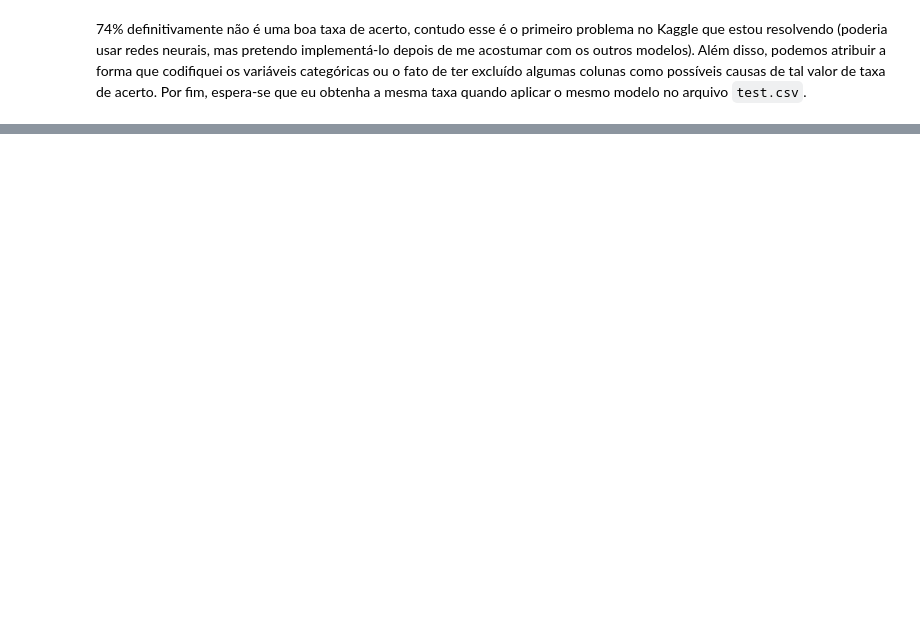
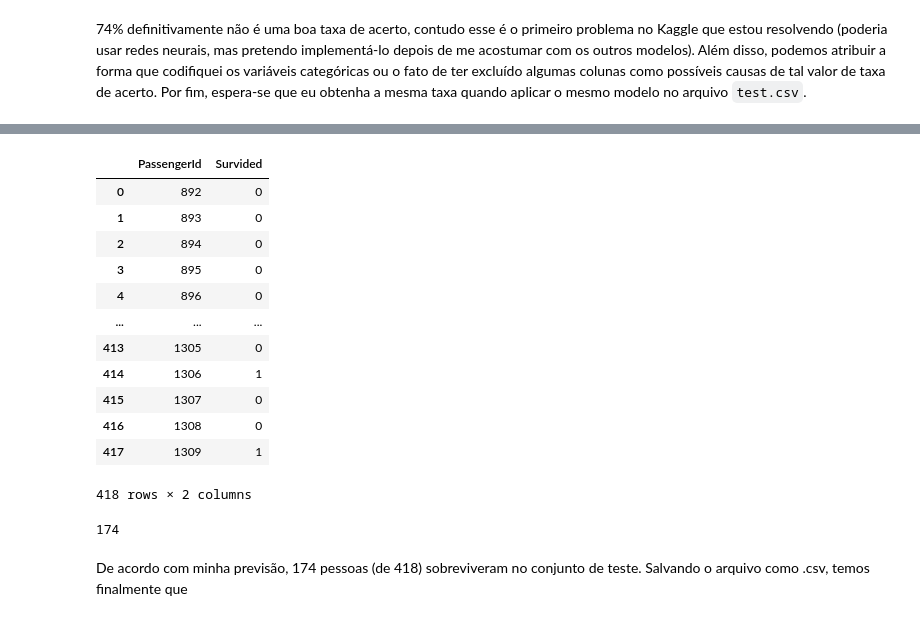
Before and after one commit to gabrielnrt/Kaggle, a Jupyter notebook: Aprendizado/Titanic/ResolucaoTitanic.ipynb, the cells around one changed output, grey strips where cells are left out. Drawn from its saved outputs; the diff is of its cells as text; code cells hidden in the pictures; blank space fills up the shorter version.

```diff
--- a/Aprendizado/Titanic/ResolucaoTitanic.ipynb
+++ b/Aprendizado/Titanic/ResolucaoTitanic.ipynb
@@ -260,0 +353,6 @@ TaxaAcerto
+# %%
+MediaDasIdades = df2['Age'].mean()
+df2['Age'].fillna(value = MediaDasIdades, inplace = True)
+
+MediaFare = df2['Fare'].mean()
+df2['Fare'].fillna(value = MediaFare, inplace = True)
@@ -260,0 +371,10 @@ TaxaAcerto
+# %%
+X = df2.iloc[:,0:8].values
+
+codificador3 = LabelEncoder()
+codificador4 = LabelEncoder()
+
+X[:,2] = codificador3.fit_transform(X[:,2])
+X[:,7] = codificador4.fit_transform(X[:,7])
+
+X
@@ -260,0 +391,4 @@ TaxaAcerto
+# %%
+Y = arvore.predict(X)
+
+Y
@@ -260,0 +415,27 @@ TaxaAcerto
+# %%
+dicionario = {'PassengerId': X[:,0], 'Survided': Y}
+
+from pandas import DataFrame
+
+RespostaObtida = DataFrame(dicionario)
+RespostaObtida
+# %% [output]
+|  | PassengerId | Survided |
+| 0 | 892 | 0 |
+| 1 | 893 | 0 |
+| 2 | 894 | 0 |
+| 3 | 895 | 0 |
+| 4 | 896 | 0 |
+| ... | ... | ... |
+| 413 | 1305 | 0 |
+| 414 | 1306 | 1 |
+| 415 | 1307 | 0 |
+| 416 | 1308 | 0 |
+| 417 | 1309 | 1 |
+418 rows × 2 columns
+# %%
+RespostaObtida['Survided'].sum()
+# %% [output]
+174
+# %% [markdown]
+De acordo com minha previsão, 174 pessoas (de 418) sobreviveram no conjunto de teste. Salvando o arquivo como .csv, temos finalmente que
```
Also changed, not shown: parts of 26 cells of this notebook, 2 other files.
